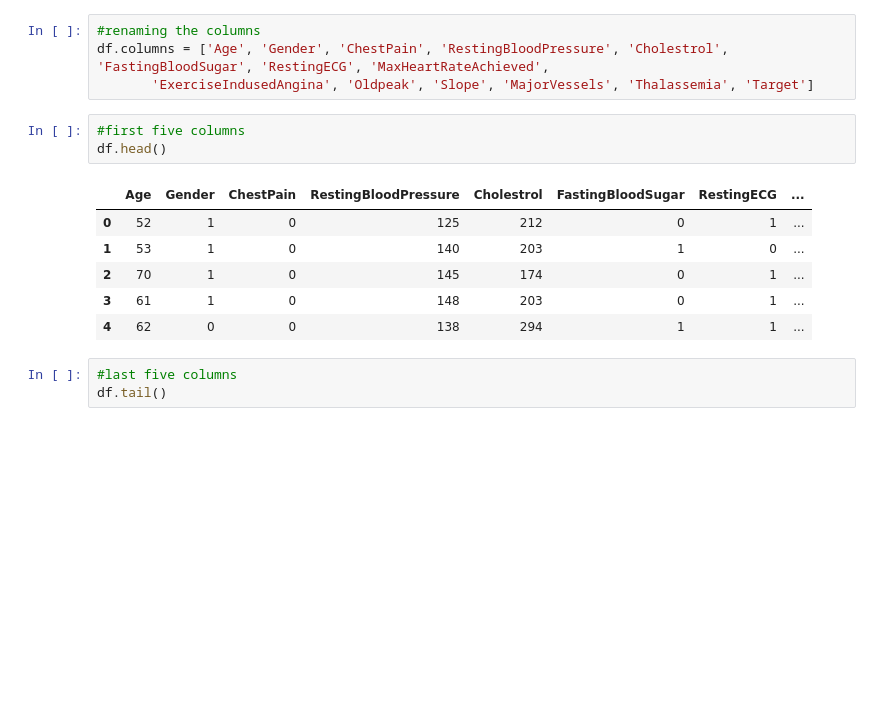
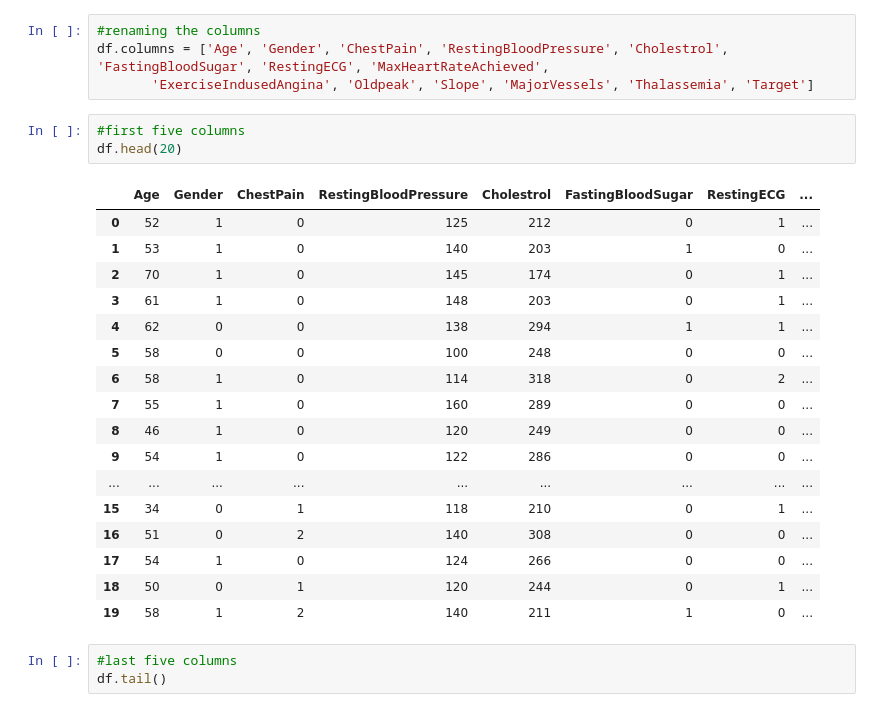
Before and after one commit to Sachinvh12/Heart_Risk_Prediction_using_ANN_RF_and_LR_algorithms., a Jupyter notebook: HeartWithNueral.ipynb, the cells around one changed output. Saved outputs shown, nothing was run; the diff lists cells and outputs as text; blank space fills up the shorter version.

```diff
--- a/HeartWithNueral.ipynb
+++ b/HeartWithNueral.ipynb
@@ -44,14 +44,25 @@ df.columns = ['Age', 'Gender', 'ChestPain', 'RestingBloodPressure', 'Cholestrol'
        'ExerciseIndusedAngina', 'Oldpeak', 'Slope', 'MajorVessels', 'Thalassemia', 'Target']
 # %%
 #first five columns
-df.head()
+df.head(20)
 # %% [output]
 |  | Age | Gender | ChestPain | RestingBloodPressure | Cholestrol | FastingBloodSugar | RestingECG | ... |
 | 0 | 52 | 1 | 0 | 125 | 212 | 0 | 1 | ... |
 | 1 | 53 | 1 | 0 | 140 | 203 | 1 | 0 | ... |
 | 2 | 70 | 1 | 0 | 145 | 174 | 0 | 1 | ... |
 | 3 | 61 | 1 | 0 | 148 | 203 | 0 | 1 | ... |
 | 4 | 62 | 0 | 0 | 138 | 294 | 1 | 1 | ... |
+| 5 | 58 | 0 | 0 | 100 | 248 | 0 | 0 | ... |
+| 6 | 58 | 1 | 0 | 114 | 318 | 0 | 2 | ... |
+| 7 | 55 | 1 | 0 | 160 | 289 | 0 | 0 | ... |
+| 8 | 46 | 1 | 0 | 120 | 249 | 0 | 0 | ... |
+| 9 | 54 | 1 | 0 | 122 | 286 | 0 | 0 | ... |
+| ... | ... | ... | ... | ... | ... | ... | ... | ... |
+| 15 | 34 | 0 | 1 | 118 | 210 | 0 | 1 | ... |
+| 16 | 51 | 0 | 2 | 140 | 308 | 0 | 0 | ... |
+| 17 | 54 | 1 | 0 | 124 | 266 | 0 | 0 | ... |
+| 18 | 50 | 0 | 1 | 120 | 244 | 0 | 1 | ... |
+| 19 | 58 | 1 | 2 | 140 | 211 | 1 | 0 | ... |
 # %%
 #last five columns
 df.tail()
```
Also changed, not shown: parts of 9 cells of this notebook, 19 other files.
